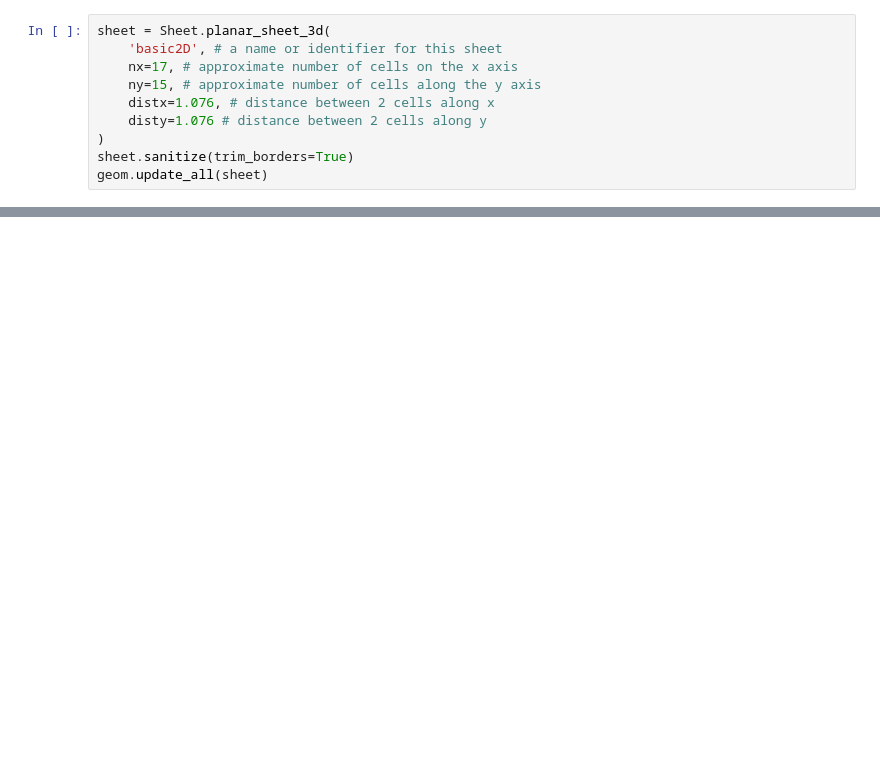
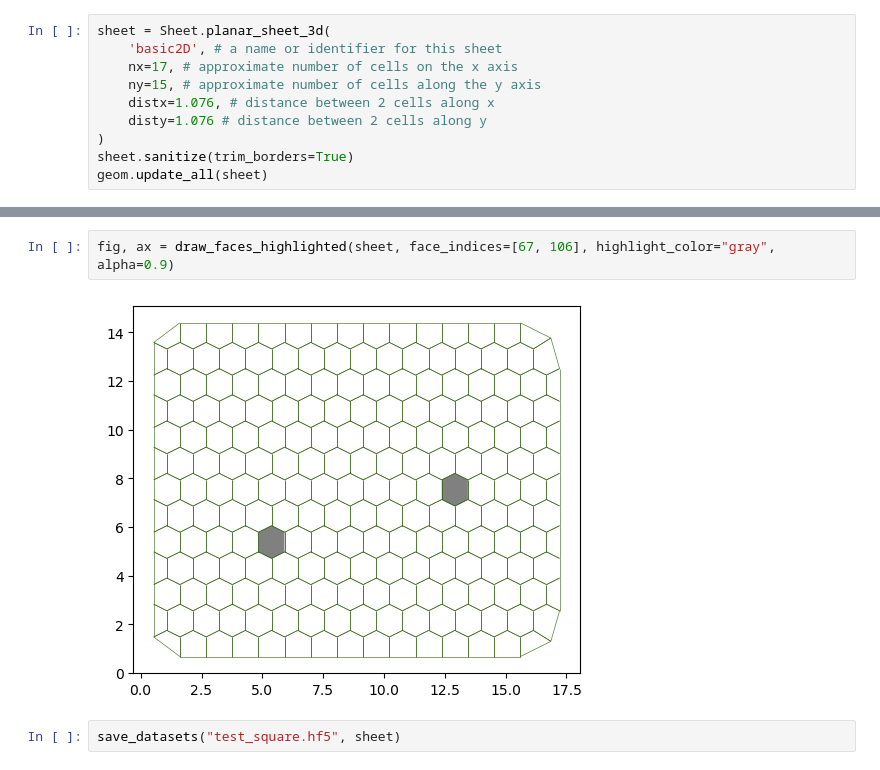
Before and after one commit to vivarium-collective/vivarium-tyssue, a Jupyter notebook: Notebooks/cylindermodel.ipynb, the cells around one changed output, grey strips where cells are left out. Drawn from its saved outputs; the diff is of its cells as text; blank space fills up the shorter version.

Commit message:
working Tyssuedata and added tests for 2D tissue

```diff
--- a/Notebooks/cylindermodel.ipynb
+++ b/Notebooks/cylindermodel.ipynb
@@ -428,0 +423,6 @@ sheet.vert_df
+# %%
+fig, ax = draw_faces_highlighted(sheet, face_indices=[67, 106], highlight_color="gray", alpha=0.9)
+# %% [output]
+[figure, added]
+# %%
+save_datasets("test_square.hf5", sheet)
```
Also changed, not shown: parts of 10 cells of this notebook, 9 other files.
